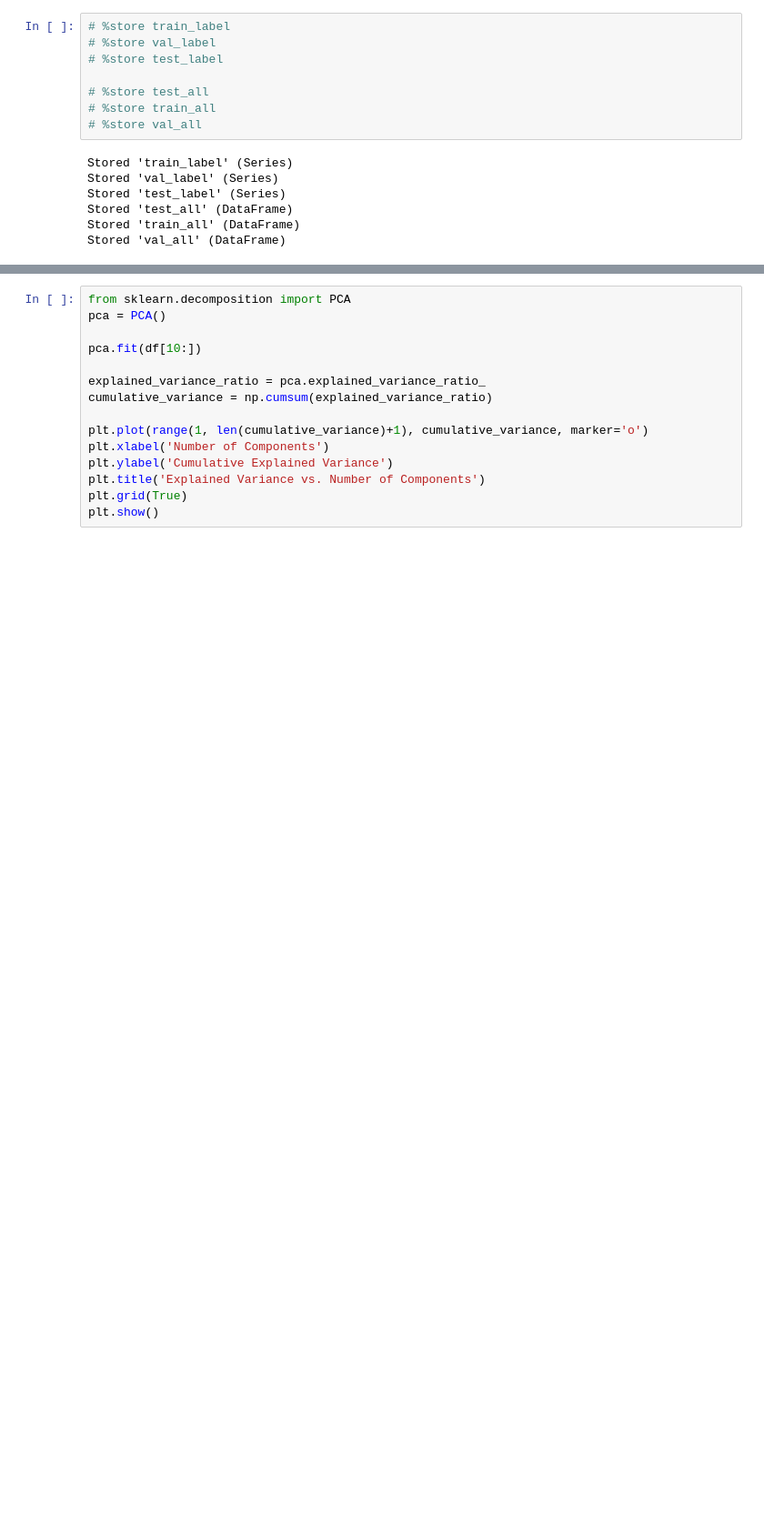
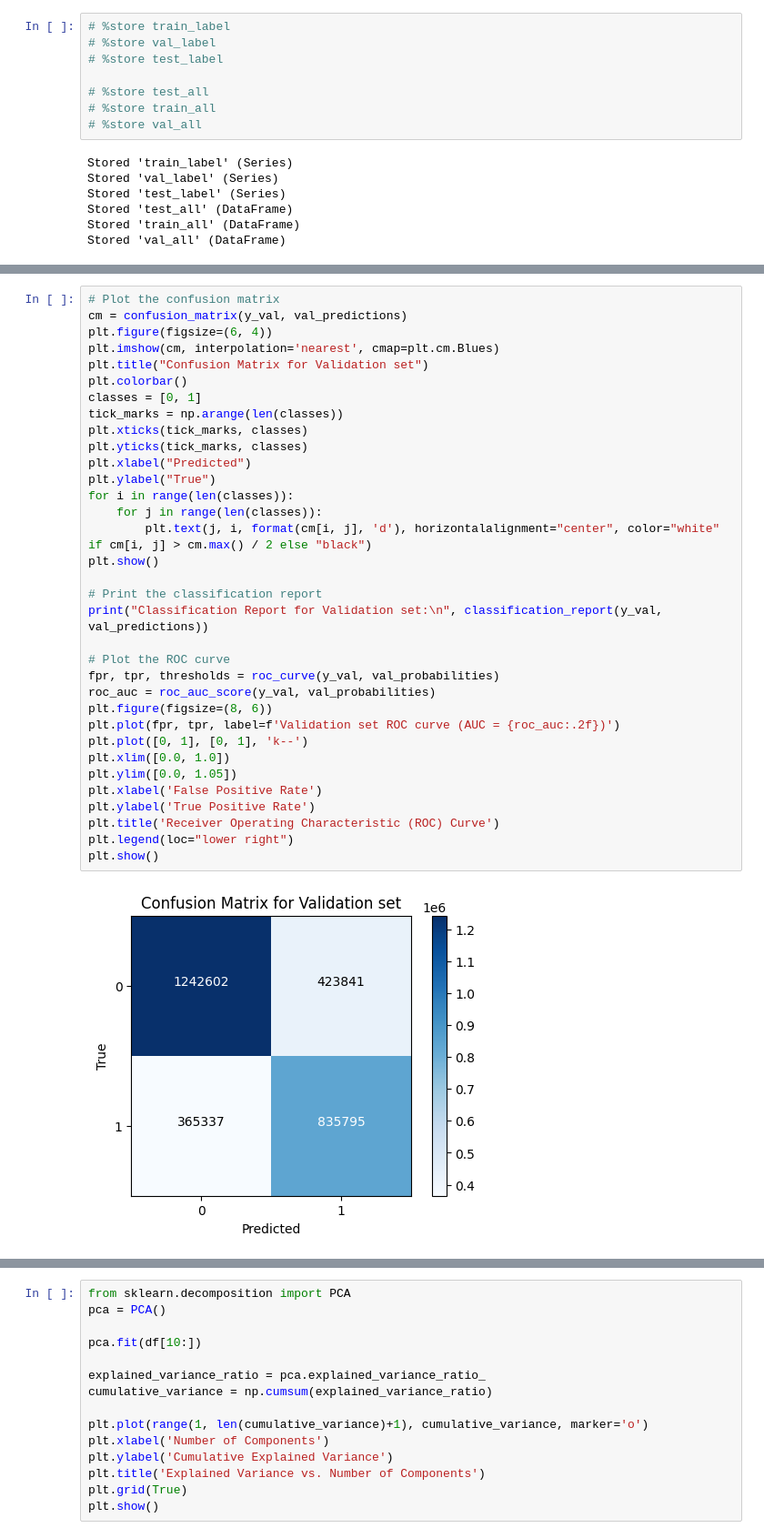
Before and after one commit to AmirMohammadiKarbalaei/Detect-Sleep-States-CMI, a Jupyter notebook: notebooks/Feature_engineering-1.0.ipynb, the cells around one changed output, grey strips where cells are left out. Shown at 91% size. Drawn from its saved outputs; the diff is of its cells as text; blank space fills up the shorter version.

```diff
--- a/notebooks/Feature_engineering-1.0.ipynb
+++ b/notebooks/Feature_engineering-1.0.ipynb
@@ -534,0 +416,36 @@ IndexError: index 1 is out of bounds for axis 1 with size 1
+# %%
+# Plot the confusion matrix
+cm = confusion_matrix(y_val, val_predictions)
+plt.figure(figsize=(6, 4))
+plt.imshow(cm, interpolation='nearest', cmap=plt.cm.Blues)
+plt.title("Confusion Matrix for Validation set")
+plt.colorbar()
+classes = [0, 1]
+tick_marks = np.arange(len(classes))
+plt.xticks(tick_marks, classes)
+plt.yticks(tick_marks, classes)
+plt.xlabel("Predicted")
+plt.ylabel("True")
+for i in range(len(classes)):
+    for j in range(len(classes)):
+        plt.text(j, i, format(cm[i, j], 'd'), horizontalalignment="center", color="white" if cm[i, j] > cm.max() / 2 else "black")
+plt.show()
+
+# Print the classification report
+print("Classification Report for Validation set:\n", classification_report(y_val, val_predictions))
+
+# Plot the ROC curve
+fpr, tpr, thresholds = roc_curve(y_val, val_probabilities)
+roc_auc = roc_auc_score(y_val, val_probabilities)
+plt.figure(figsize=(8, 6))
+plt.plot(fpr, tpr, label=f'Validation set ROC curve (AUC = {roc_auc:.2f})')
+plt.plot([0, 1], [0, 1], 'k--')
+plt.xlim([0.0, 1.0])
+plt.ylim([0.0, 1.05])
+plt.xlabel('False Positive Rate')
+plt.ylabel('True Positive Rate')
+plt.title('Receiver Operating Characteristic (ROC) Curve')
+plt.legend(loc="lower right")
+plt.show()
+# %% [output]
+[figure, added]
```
Also changed, not shown: parts of 15 cells of this notebook.
